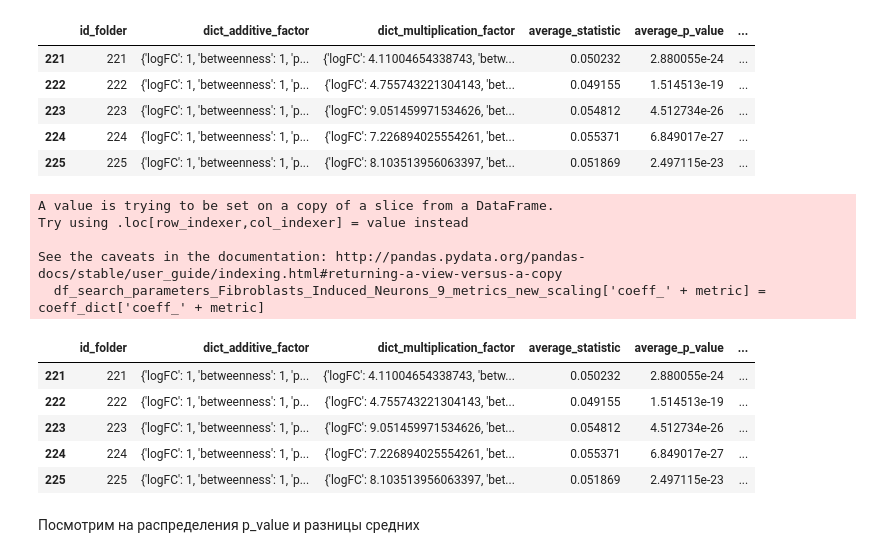
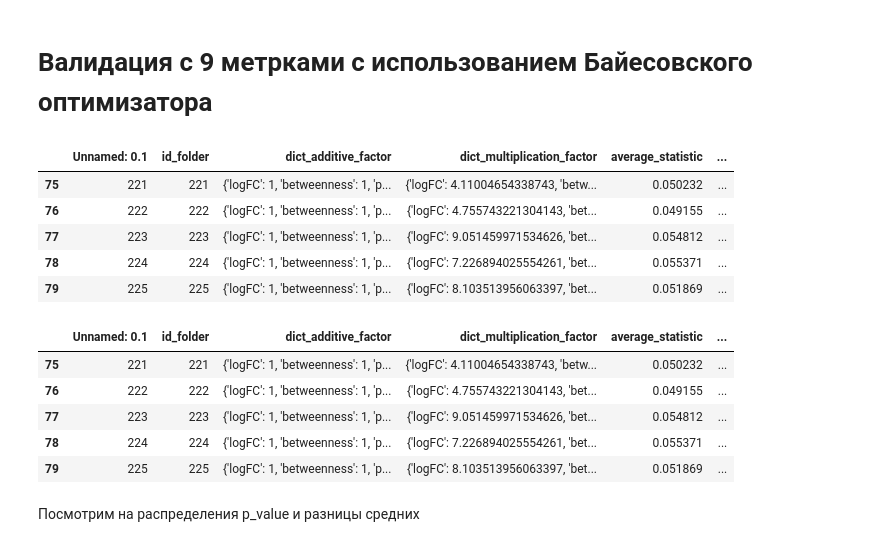
Before and after one commit to ziganshina-dinara/synergy_project, a Jupyter notebook: DATA/Fibroblasts_Induced_Neurons/viewing_validation_results.ipynb, the cells around one changed output. Cells and saved outputs as stored; diff of their text form; code cells hidden in the pictures.

```diff
--- a/DATA/Fibroblasts_Induced_Neurons/viewing_validation_results.ipynb
+++ b/DATA/Fibroblasts_Induced_Neurons/viewing_validation_results.ipynb
@@ -8,15 +11,17 @@ from PIL import Image
+# %% [markdown]
+# Валидация с 9 метрками с использованием Байесовского оптимизатора
 # %%
 df_search_parameters_Fibroblasts_Induced_Neurons = pd.read_csv('df_search_parameters_Fibroblasts_Induced_Neurons.csv', index_col =0)
 # %%
-df_search_parameters_Fibroblasts_Induced_Neurons_9_metrics_new_scaling = df_search_parameters_Fibroblasts_Induced_Neurons[df_search_parameters_Fibroblasts_Induced_Neurons['id_folder'] > 220]
+df_search_parameters_Fibroblasts_Induced_Neurons_9_metrics_new_scaling = df_search_parameters_Fibroblasts_Induced_Neurons[(df_search_parameters_Fibroblasts_Induced_Neurons['id_folder'] > 220) & (df_search_parameters_Fibroblasts_Induced_Neurons['id_folder'] < 301)]
 df_search_parameters_Fibroblasts_Induced_Neurons_9_metrics_new_scaling.head()
 # %% [output]
-|  | id_folder | dict_additive_factor | dict_multiplication_factor | average_statistic | average_p_value | ... |
-| 221 | 221 | {'logFC': 1, 'betweenness': 1, 'p... | {'logFC': 4.11004654338743, 'betw... | 0.050232 | 2.880055e-24 | ... |
-| 222 | 222 | {'logFC': 1, 'betweenness': 1, 'p... | {'logFC': 4.755743221304143, 'bet... | 0.049155 | 1.514513e-19 | ... |
-| 223 | 223 | {'logFC': 1, 'betweenness': 1, 'p... | {'logFC': 9.051459971534626, 'bet... | 0.054812 | 4.512734e-26 | ... |
-| 224 | 224 | {'logFC': 1, 'betweenness': 1, 'p... | {'logFC': 7.226894025554261, 'bet... | 0.055371 | 6.849017e-27 | ... |
-| 225 | 225 | {'logFC': 1, 'betweenness': 1, 'p... | {'logFC': 8.103513956063397, 'bet... | 0.051869 | 2.497115e-23 | ... |
+|  | Unnamed: 0.1 | id_folder | dict_additive_factor | dict_multiplication_factor | average_statistic | ... |
+| 75 | 221 | 221 | {'logFC': 1, 'betweenness': 1, 'p... | {'logFC': 4.11004654338743, 'betw... | 0.050232 | ... |
+| 76 | 222 | 222 | {'logFC': 1, 'betweenness': 1, 'p... | {'logFC': 4.755743221304143, 'bet... | 0.049155 | ... |
+| 77 | 223 | 223 | {'logFC': 1, 'betweenness': 1, 'p... | {'logFC': 9.051459971534626, 'bet... | 0.054812 | ... |
+| 78 | 224 | 224 | {'logFC': 1, 'betweenness': 1, 'p... | {'logFC': 7.226894025554261, 'bet... | 0.055371 | ... |
+| 79 | 225 | 225 | {'logFC': 1, 'betweenness': 1, 'p... | {'logFC': 8.103513956063397, 'bet... | 0.051869 | ... |
 # %%
 list_metric = ['logFC', 'betweenness', 'pagerank', 'closeness', 'katz', 'hits_authority', 'hits_hub', 'eigenvector',
                    'eigentrust']
@@ -29,21 +34,15 @@ for i in range(df_search_parameters_Fibroblasts_Induced_Neurons_9_metrics_new_sc
         coeff_dict['coeff_' + metric].append(d[metric])
 for metric in list_metric:
     df_search_parameters_Fibroblasts_Induced_Neurons_9_metrics_new_scaling['coeff_' + metric] = coeff_dict['coeff_' + metric]
-# %% [output]
-A value is trying to be set on a copy of a slice from a DataFrame.
-Try using .loc[row_indexer,col_indexer] = value instead
-
-See the caveats in the documentation: http://pandas.pydata.org/pandas-docs/stable/user_guide/indexing.html#returning-a-view-versus-a-copy
-  df_search_parameters_Fibroblasts_Induced_Neurons_9_metrics_new_scaling['coeff_' + metric] = coeff_dict['coeff_' + metric]
 # %%
 df_search_parameters_Fibroblasts_Induced_Neurons_9_metrics_new_scaling.head()
 # %% [output]
-|  | id_folder | dict_additive_factor | dict_multiplication_factor | average_statistic | average_p_value | ... |
-| 221 | 221 | {'logFC': 1, 'betweenness': 1, 'p... | {'logFC': 4.11004654338743, 'betw... | 0.050232 | 2.880055e-24 | ... |
-| 222 | 222 | {'logFC': 1, 'betweenness': 1, 'p... | {'logFC': 4.755743221304143, 'bet... | 0.049155 | 1.514513e-19 | ... |
-| 223 | 223 | {'logFC': 1, 'betweenness': 1, 'p... | {'logFC': 9.051459971534626, 'bet... | 0.054812 | 4.512734e-26 | ... |
-| 224 | 224 | {'logFC': 1, 'betweenness': 1, 'p... | {'logFC': 7.226894025554261, 'bet... | 0.055371 | 6.849017e-27 | ... |
-| 225 | 225 | {'logFC': 1, 'betweenness': 1, 'p... | {'logFC': 8.103513956063397, 'bet... | 0.051869 | 2.497115e-23 | ... |
+|  | Unnamed: 0.1 | id_folder | dict_additive_factor | dict_multiplication_factor | average_statistic | ... |
+| 75 | 221 | 221 | {'logFC': 1, 'betweenness': 1, 'p... | {'logFC': 4.11004654338743, 'betw... | 0.050232 | ... |
+| 76 | 222 | 222 | {'logFC': 1, 'betweenness': 1, 'p... | {'logFC': 4.755743221304143, 'bet... | 0.049155 | ... |
+| 77 | 223 | 223 | {'logFC': 1, 'betweenness': 1, 'p... | {'logFC': 9.051459971534626, 'bet... | 0.054812 | ... |
+| 78 | 224 | 224 | {'logFC': 1, 'betweenness': 1, 'p... | {'logFC': 7.226894025554261, 'bet... | 0.055371 | ... |
+| 79 | 225 | 225 | {'logFC': 1, 'betweenness': 1, 'p... | {'logFC': 8.103513956063397, 'bet... | 0.051869 | ... |
 # %% [markdown]
 Посмотрим на распределения p_value и разницы средних
 # %%
```
Also changed, not shown: parts of 14 cells of this notebook, 2 other files.
